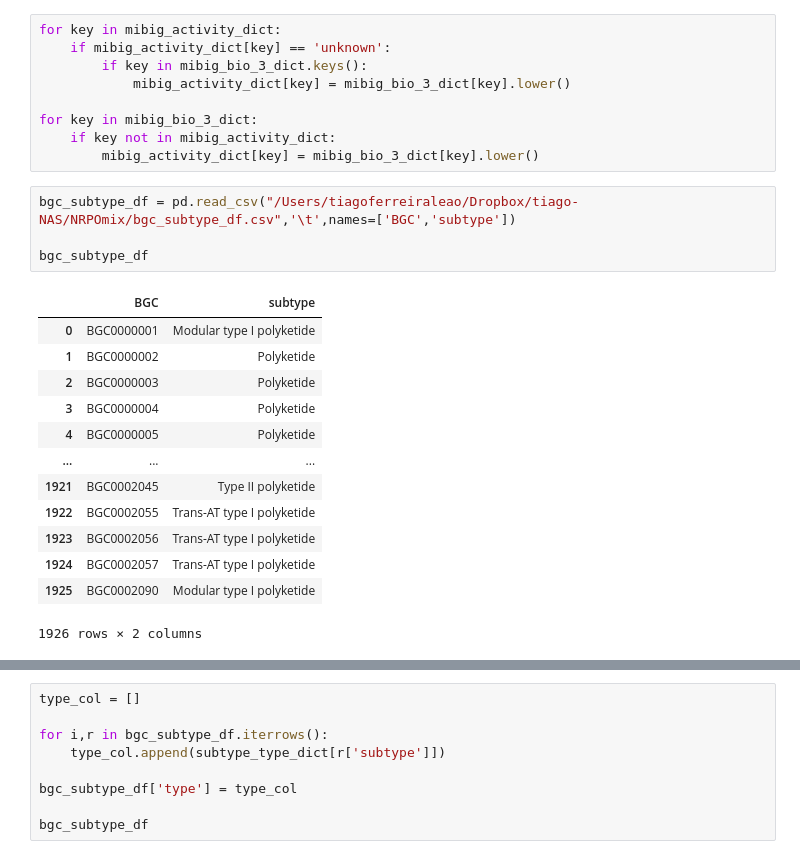
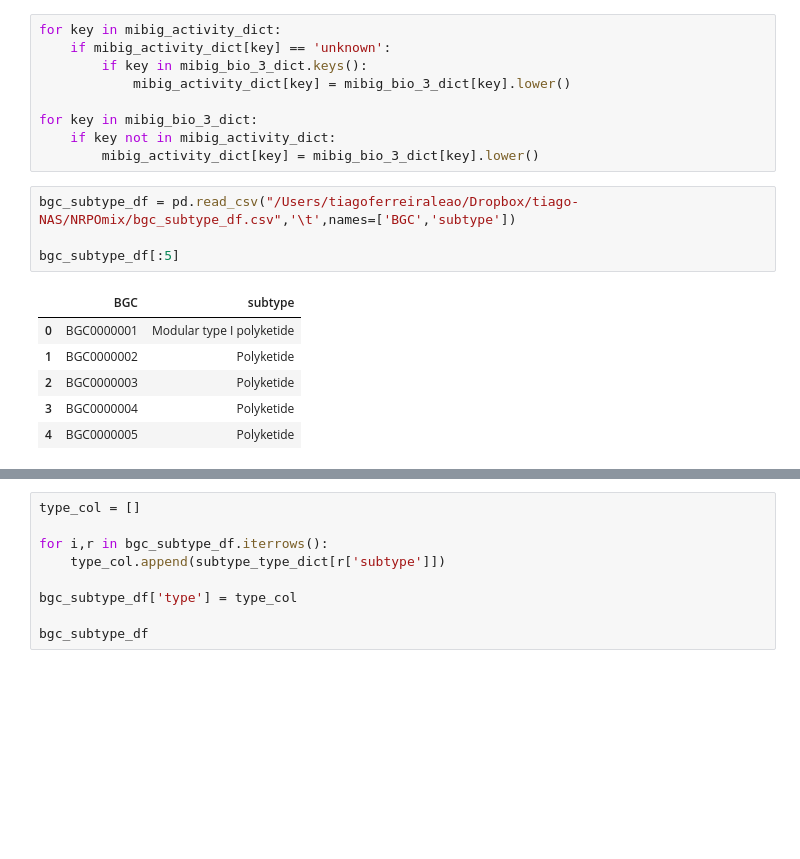
Before and after one commit to tiagolbiotech/BioGeneClassifier, a Jupyter notebook: notebook3-BioGeneClassifier-CENA-220521.ipynb, the cells around one changed output, grey strips where cells are left out. Saved outputs shown, nothing was run; the diff lists cells and outputs as text; blank space fills up the shorter version.

```diff
--- a/notebook3-BioGeneClassifier-CENA-220521.ipynb
+++ b/notebook3-BioGeneClassifier-CENA-220521.ipynb
@@ -159,21 +92,14 @@ for key in mibig_bio_3_dict:
 # %%
 bgc_subtype_df = pd.read_csv("/Users/tiagoferreiraleao/Dropbox/tiago-NAS/NRPOmix/bgc_subtype_df.csv",'\t',names=['BGC','subtype'])
 
-bgc_subtype_df
+bgc_subtype_df[:5]
 # %% [output]
 |  | BGC | subtype |
 | 0 | BGC0000001 | Modular type I polyketide |
 | 1 | BGC0000002 | Polyketide |
 | 2 | BGC0000003 | Polyketide |
 | 3 | BGC0000004 | Polyketide |
 | 4 | BGC0000005 | Polyketide |
-| ... | ... | ... |
-| 1921 | BGC0002045 | Type II polyketide |
-| 1922 | BGC0002055 | Trans-AT type I polyketide |
-| 1923 | BGC0002056 | Trans-AT type I polyketide |
-| 1924 | BGC0002057 | Trans-AT type I polyketide |
-| 1925 | BGC0002090 | Modular type I polyketide |
-1926 rows × 2 columns
 # %%
 subtype_type_dict = {}
 with open("/Users/tiagoferreiraleao/Dropbox/tiago-NAS/NRPOmix/subtype_type_df.csv") as f:
```
Also changed, not shown: parts of 17 cells of this notebook.
